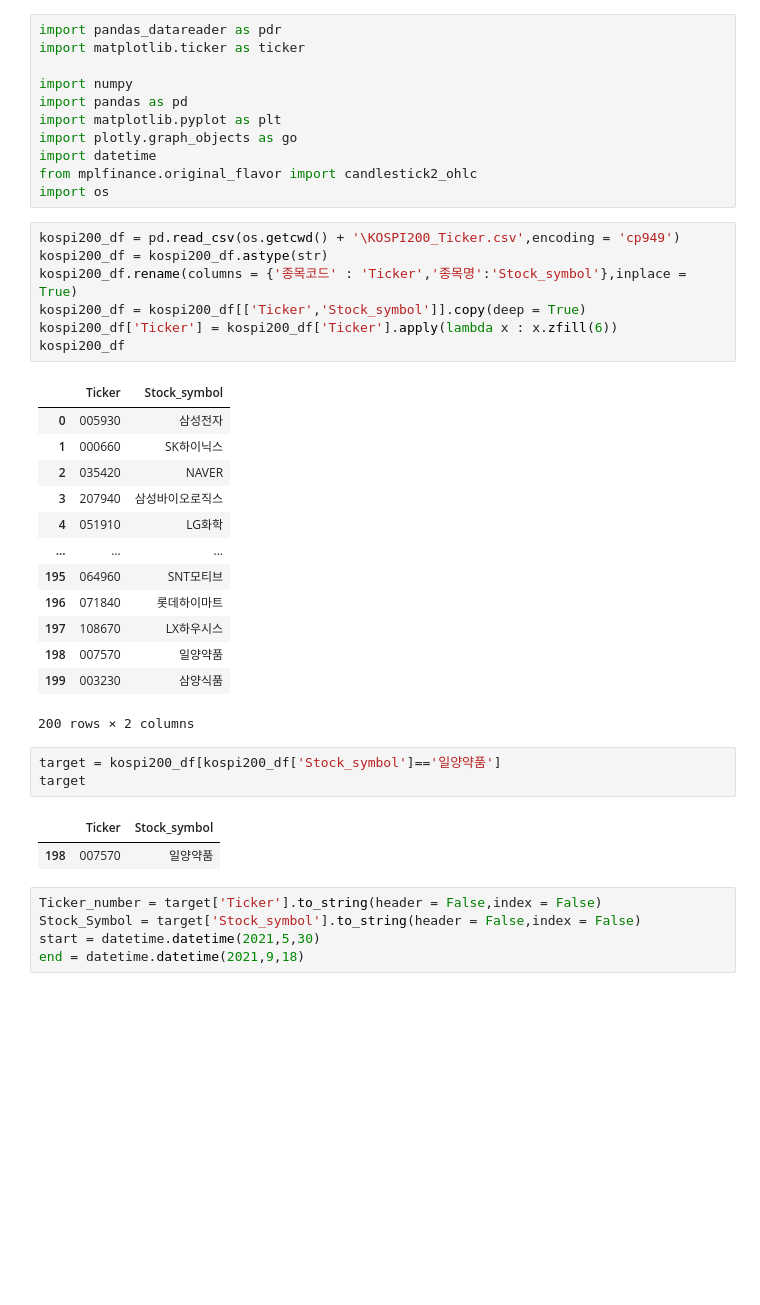
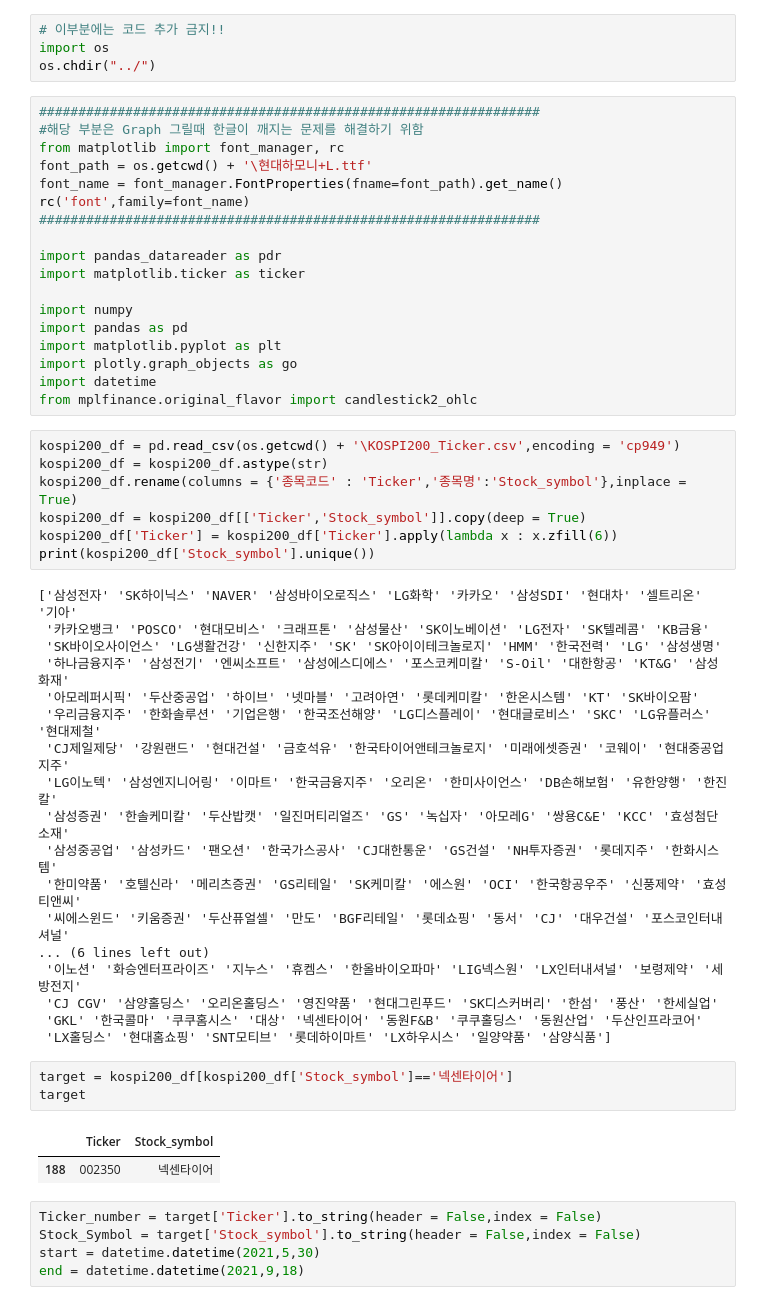
Before and after one commit to Whenever-Wherever-However/practice, a Jupyter notebook: The Richest/practice_2/pra_2.ipynb, the cells around one changed output. Drawn from its saved outputs; the diff is of its cells as text; blank space fills up the shorter version.

```diff
--- a/The Richest/practice_2/pra_2.ipynb
+++ b/The Richest/practice_2/pra_2.ipynb
@@ -1,4 +1,16 @@
+# %%
+# 이부분에는 코드 추가 금지!!
+import os
+os.chdir("../")
 # %%
+################################################################
+#해당 부분은 Graph 그릴때 한글이 깨지는 문제를 해결하기 위함
+from matplotlib import font_manager, rc
+font_path = os.getcwd() + '\현대하모니+L.ttf'
+font_name = font_manager.FontProperties(fname=font_path).get_name()
+rc('font',family=font_name)
+################################################################
+
 import pandas_datareader as pdr
 import matplotlib.ticker as ticker
 
@@ -8,34 +20,37 @@ import matplotlib.pyplot as plt
 import plotly.graph_objects as go
 import datetime
 from mplfinance.original_flavor import candlestick2_ohlc
-import os
 # %%
 kospi200_df = pd.read_csv(os.getcwd() + '\KOSPI200_Ticker.csv',encoding = 'cp949')
 kospi200_df = kospi200_df.astype(str)
 kospi200_df.rename(columns = {'종목코드' : 'Ticker','종목명':'Stock_symbol'},inplace = True)
 kospi200_df = kospi200_df[['Ticker','Stock_symbol']].copy(deep = True)
 kospi200_df['Ticker'] = kospi200_df['Ticker'].apply(lambda x : x.zfill(6))
-kospi200_df
+print(kospi200_df['Stock_symbol'].unique())
 # %% [output]
-|  | Ticker | Stock_symbol |
-| 0 | 005930 | 삼성전자 |
-| 1 | 000660 | SK하이닉스 |
-| 2 | 035420 | NAVER |
-| 3 | 207940 | 삼성바이오로직스 |
-| 4 | 051910 | LG화학 |
-| ... | ... | ... |
-| 195 | 064960 | SNT모티브 |
-| 196 | 071840 | 롯데하이마트 |
-| 197 | 108670 | LX하우시스 |
-| 198 | 007570 | 일양약품 |
-| 199 | 003230 | 삼양식품 |
-200 rows × 2 columns
+['삼성전자' 'SK하이닉스' 'NAVER' '삼성바이오로직스' 'LG화학' '카카오' '삼성SDI' '현대차' '셀트리온' '기아'
+ '카카오뱅크' 'POSCO' '현대모비스' '크래프톤' '삼성물산' 'SK이노베이션' 'LG전자' 'SK텔레콤' 'KB금융'
+ 'SK바이오사이언스' 'LG생활건강' '신한지주' 'SK' 'SK아이이테크놀로지' 'HMM' '한국전력' 'LG' '삼성생명'
+ '하나금융지주' '삼성전기' '엔씨소프트' '삼성에스디에스' '포스코케미칼' 'S-Oil' '대한항공' 'KT&G' '삼성화재'
+ '아모레퍼시픽' '두산중공업' '하이브' '넷마블' '고려아연' '롯데케미칼' '한온시스템' 'KT' 'SK바이오팜'
+ '우리금융지주' '한화솔루션' '기업은행' '한국조선해양' 'LG디스플레이' '현대글로비스' 'SKC' 'LG유플러스' '현대제철'
+ 'CJ제일제당' '강원랜드' '현대건설' '금호석유' '한국타이어앤테크놀로지' '미래에셋증권' '코웨이' '현대중공업지주'
+ 'LG이노텍' '삼성엔지니어링' '이마트' '한국금융지주' '오리온' '한미사이언스' 'DB손해보험' '유한양행' '한진칼'
+ '삼성증권' '한솔케미칼' '두산밥캣' '일진머티리얼즈' 'GS' '녹십자' '아모레G' '쌍용C&E' 'KCC' '효성첨단소재'
+ '삼성중공업' '삼성카드' '팬오션' '한국가스공사' 'CJ대한통운' 'GS건설' 'NH투자증권' '롯데지주' '한화시스템'
+ '한미약품' '호텔신라' '메리츠증권' 'GS리테일' 'SK케미칼' '에스원' 'OCI' '한국항공우주' '신풍제약' '효성티앤씨'
+ '씨에스윈드' '키움증권' '두산퓨얼셀' '만도' 'BGF리테일' '롯데쇼핑' '동서' 'CJ' '대우건설' '포스코인터내셔널'
+... (6 lines left out)
+ '이노션' '화승엔터프라이즈' '지누스' '휴켐스' '한올바이오파마' 'LIG넥스원' 'LX인터내셔널' '보령제약' '세방전지'
+ 'CJ CGV' '삼양홀딩스' '오리온홀딩스' '영진약품' '현대그린푸드' 'SK디스커버리' '한섬' '풍산' '한세실업'
+ 'GKL' '한국콜마' '쿠쿠홈시스' '대상' '넥센타이어' '동원F&B' '쿠쿠홀딩스' '동원산업' '두산인프라코어'
+ 'LX홀딩스' '현대홈쇼핑' 'SNT모티브' '롯데하이마트' 'LX하우시스' '일양약품' '삼양식품']
 # %%
-target = kospi200_df[kospi200_df['Stock_symbol']=='일양약품']
+target = kospi200_df[kospi200_df['Stock_symbol']=='넥센타이어']
 target
 # %% [output]
 |  | Ticker | Stock_symbol |
-| 198 | 007570 | 일양약품 |
+| 188 | 002350 | 넥센타이어 |
 # %%
 Ticker_number = target['Ticker'].to_string(header = False,index = False)
 Stock_Symbol = target['Stock_symbol'].to_string(header = False,index = False)
```
Also changed, not shown: parts of 2 cells of this notebook, 3 other files.
